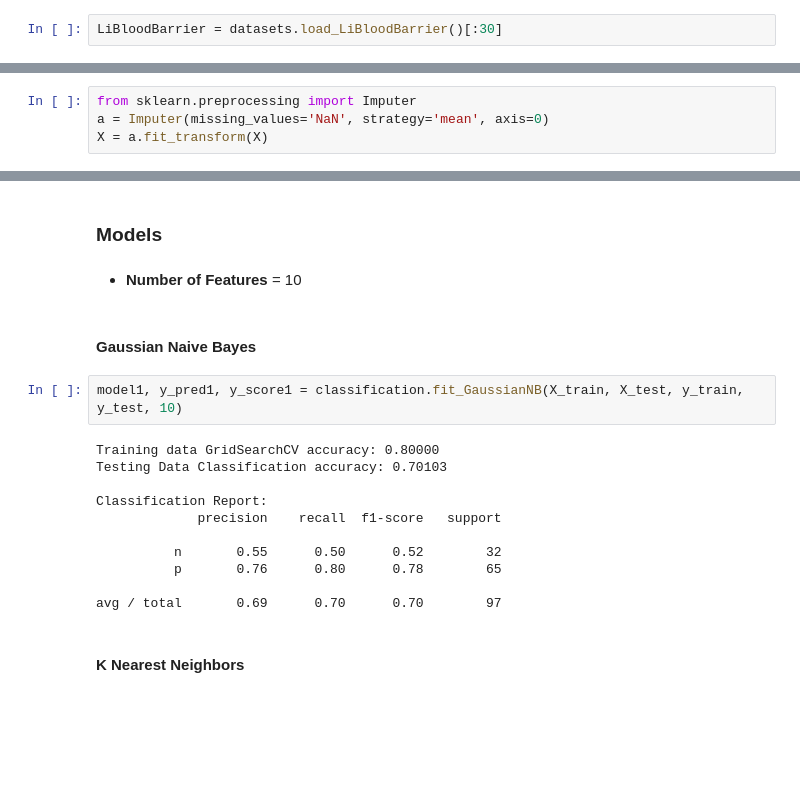
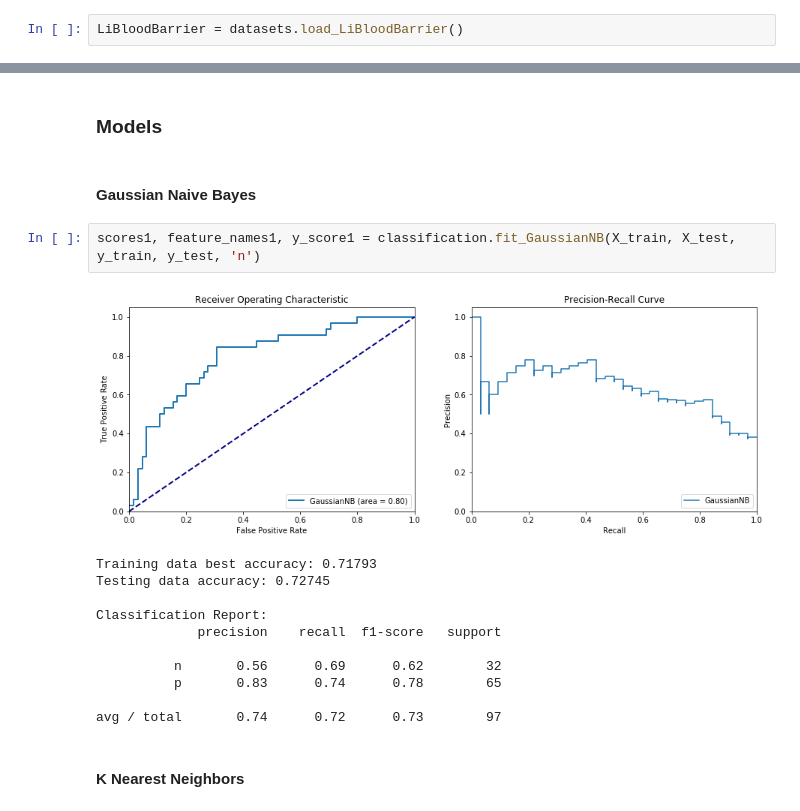
Before and after one commit to BeckResearchLab/PyMolSAR, a Jupyter notebook: notebooks/Lithium Blood-Brain-Barrier Penetration.ipynb, the cells around one changed output, grey strips where cells are left out. Cells and saved outputs as stored; diff of their text form; blank space fills up the shorter version.

```diff
--- a/notebooks/Lithium Blood-Brain-Barrier Penetration.ipynb
+++ b/notebooks/Lithium Blood-Brain-Barrier Penetration.ipynb
@@ -9,7 +11,7 @@ from smdt import datasets, molecular_descriptors, classification, metrics
 # %% [markdown]
 #### Data Loading
 # %%
-LiBloodBarrier = datasets.load_LiBloodBarrier()[:30]
+LiBloodBarrier = datasets.load_LiBloodBarrier()
 # %% [output]
 Reference:
 Hu Li, Chun Wei Yap, Choong Yong Ung, Ying Xue, Zhi Wei Cao and Yu Zong Chen, J. Chem. Inf. Model. 2005
@@ -26,10 +28,6 @@ Calculating Molecular Descriptors Completed.
 # %%
 y = data['Target']
 X = data.drop(['Target'], axis=1)
-# %%
-from sklearn.preprocessing import Imputer
-a = Imputer(missing_values='NaN', strategy='mean', axis=0)
-X = a.fit_transform(X)
 # %% [markdown]
 #### Train Test Split
 # %%
@@ -37,23 +35,22 @@ from sklearn.model_selection import train_test_split
 X_train, X_test, y_train, y_test = train_test_split(X, y, stratify=y, random_state=42)
 # %% [markdown]
 ### Models
-# %% [markdown]
-* **Number of Features** = 10
 # %% [markdown]
 #### Gaussian Naive Bayes
 # %%
-model1, y_pred1, y_score1 = classification.fit_GaussianNB(X_train, X_test, y_train, y_test, 10)
+scores1, feature_names1, y_score1 = classification.fit_GaussianNB(X_train, X_test, y_train, y_test, 'n')
 # %% [output]
+[figure, added]
-Training data GridSearchCV accuracy: 0.80000
-Testing Data Classification accuracy: 0.70103
+Training data best accuracy: 0.71793
+Testing data accuracy: 0.72745
 
 Classification Report:
              precision    recall  f1-score   support
 
-          n       0.55      0.50      0.52        32
-          p       0.76      0.80      0.78        65
+          n       0.56      0.69      0.62        32
+          p       0.83      0.74      0.78        65
 
-avg / total       0.69      0.70      0.70        97
+avg / total       0.74      0.72      0.73        97
 # %% [markdown]
 #### K Nearest Neighbors
 # %%
```
Also changed, not shown: parts of 29 cells of this notebook, 2 other files.
